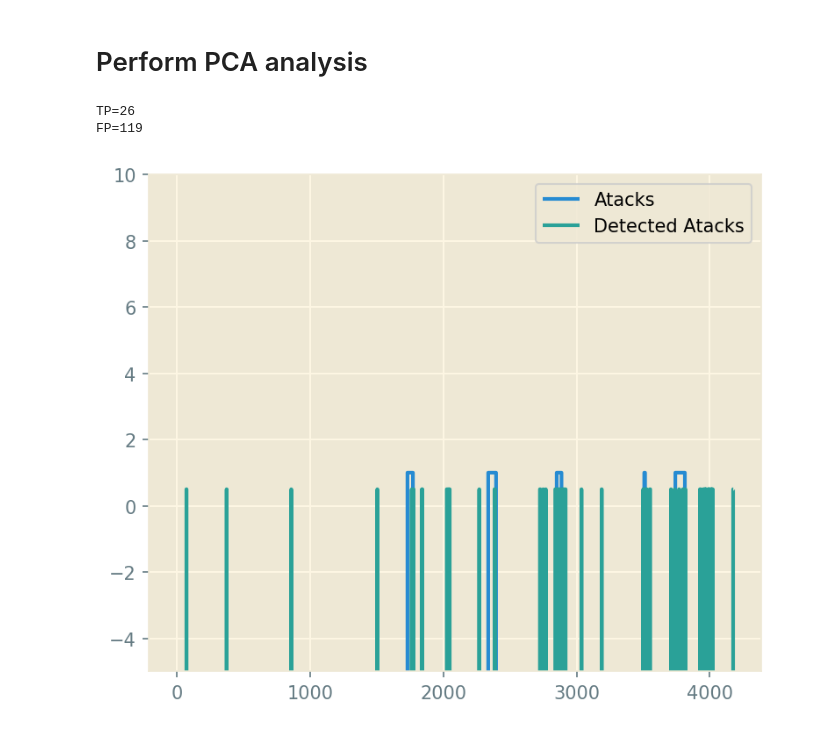
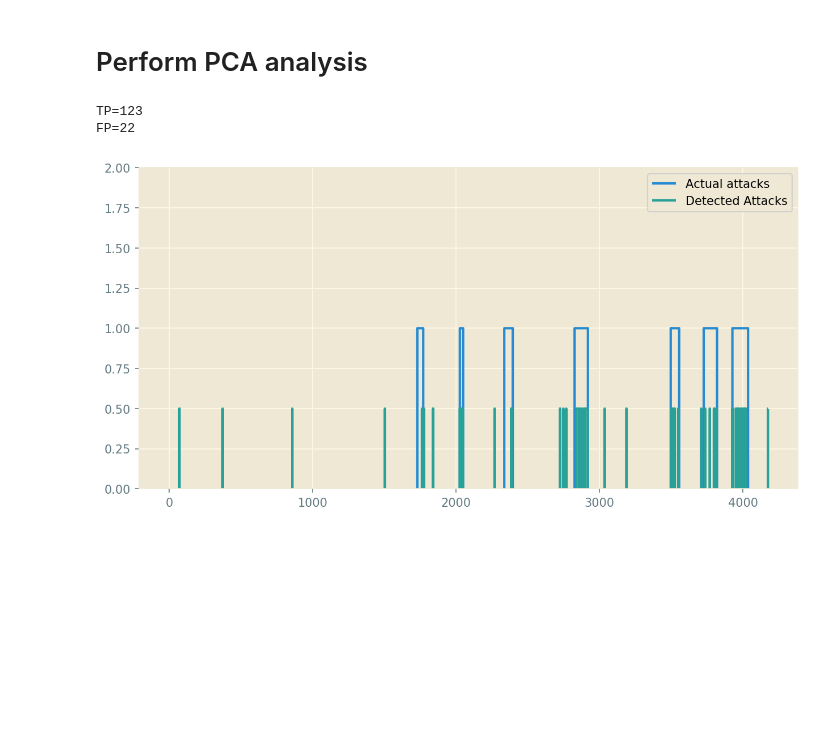
Before and after one commit to mennobo/CS4035_CDA_3, a Jupyter notebook: Assignment 2/Task1.ipynb, the cells around one changed output. Cells and saved outputs as stored; diff of their text form; code cells hidden in the pictures; blank space fills up the shorter version.

Commit message:
correctly label all attacks in attack dataset, some cleaning

```diff
--- a/Assignment 2/Task1.ipynb
+++ b/Assignment 2/Task1.ipynb
@@ -181,0 +184,8 @@ Test MSE: 0.286
+# %%
+df_attacks = df_attacks.set_index("DATETIME")
+df_attacks[" ATT_FLAG"]["26/09/16 11":"27/09/16 10"] = 1 # Attack #2
+df_attacks[" ATT_FLAG"]["29/10/16 19":"02/11/16 16"] = 1 # Attack #4
+df_attacks[" ATT_FLAG"]["26/11/16 17":"29/11/16 04"] = 1 # Attack #5
+df_attacks[" ATT_FLAG"]["06/12/16 07":"10/12/16 04"] = 1 # Attack #6
+df_attacks[" ATT_FLAG"]["14/12/16 15":"19/12/16 04"] = 1 # Attack #7
+df_attacks = df_attacks.reset_index()
@@ -205,12 +237,6 @@ from statsmodels.graphics.api import qqplot
 
 mpl.rcParams['figure.dpi'] = 150
 rcParams['figure.figsize'] = 6,5
-
-# Reload dataset to make sure any changes are reset
-df = pd.DataFrame(pd.read_csv('BATADAL_trainingset1.csv')) # No attacks
-df_attacks = pd.DataFrame(pd.read_csv('BATADAL_trainingset2.csv')) # With attacks
-df_nolabels = pd.DataFrame(pd.read_csv('BATADAL_test_dataset.csv')) # With attacks no labels
-pd.set_option('display.expand_frame_repr', False)
 # %% [markdown]
 ## Autocorrelation function
 We calculate the autocorrelation and partial autocorrelation functions to make an informed descision about what ARMA parameters to use.
@@ -644,33 +651,34 @@ residual_pca[2893] > threshold_max
 2893 in all_detected_attacks
 print(f'TP={TP}\nFP={FP}')
 # %% [output]
-TP=26
-FP=119
+TP=123
+FP=22
 # %%
 def plot_attacks(residuals, attacks, detected_anomalies):
     show_from = 0
     show_to = 5000
     detected_attacks = []
     for a in range(len(df_attacks)):
             if a in detected_anomalies:
                 detected_attacks.append(0.5)
             else:
                 detected_attacks.append(-99)
 
     detected_attacks = pd.DataFrame(detected_attacks)
-    plt.figure()
+    plt.figure(figsize=[10,5])
     residuals = residuals - np.mean(residuals)
 #     plt.plot(residuals[show_from:show_to], label="residuals (normalized)")
-    plt.plot(attacks[show_from:show_to], label="Atacks")
-    plt.plot(detected_attacks[show_from:show_to], label="Detected Atacks")
+    plt.plot(attacks[show_from:show_to], label="Actual attacks")
+    plt.plot(detected_attacks[show_from:show_to], label="Detected Attacks")
 
     axes = plt.gca()
-    axes.set_ylim([-5,10])
+    axes.set_ylim([0,2])
     plt.legend()
+    plt.savefig('pca_plot.png')
     plt.show()
 
 plot_attacks(residual_pca, df_attacks[' ATT_FLAG'], all_detected_attacks)
 # %% [output]
-[figure, old version]
+[figure, new version]
 # %%
 
```
Also changed, not shown: parts of 13 cells of this notebook, 1 other file.
